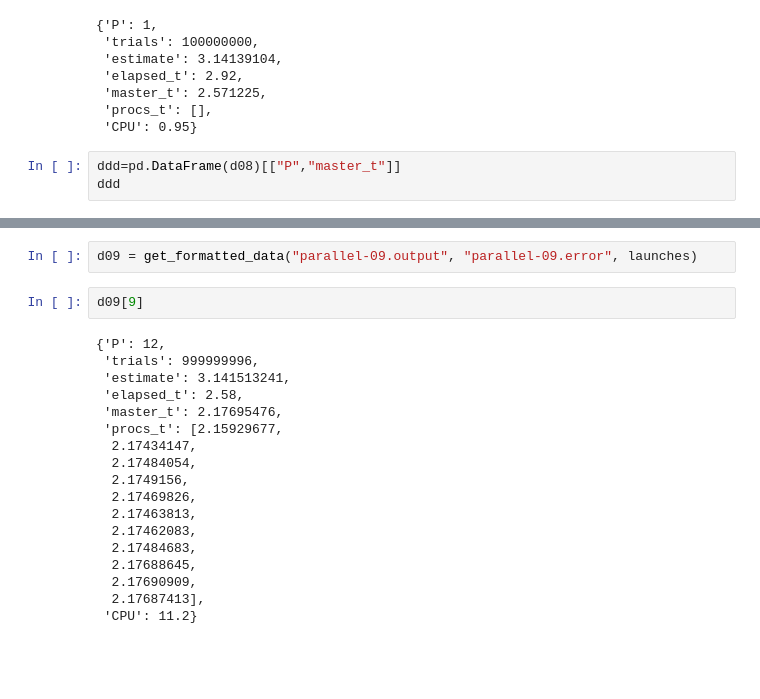
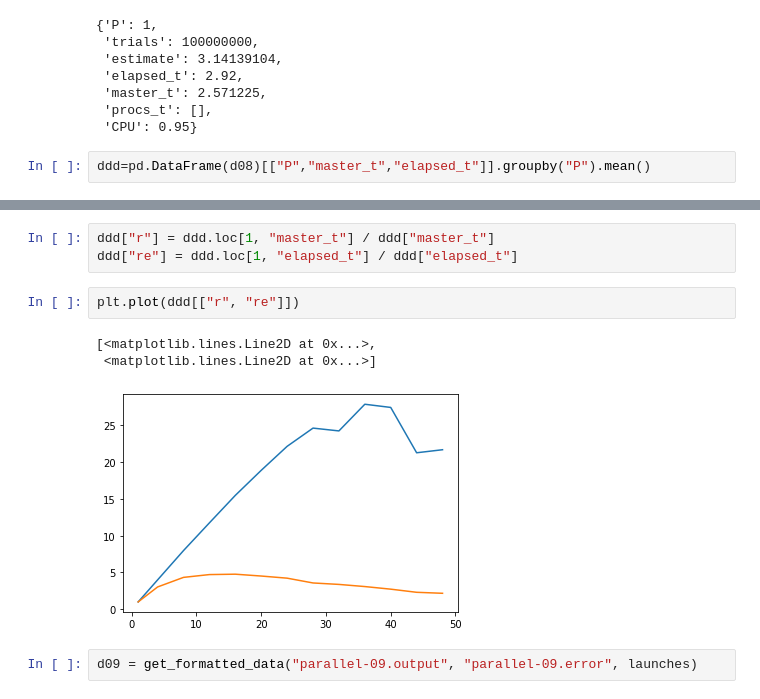
Before and after one commit to pogmat/Foundations_of_HPC_2020, a Jupyter notebook: Assignement1/code/results/formatter.ipynb, the cells around one changed output, grey strips where cells are left out. Saved outputs shown, nothing was run; the diff lists cells and outputs as text; blank space fills up the shorter version.

```diff
--- a/Assignement1/code/results/formatter.ipynb
+++ b/Assignement1/code/results/formatter.ipynb
@@ -86,5 +86,4 @@ d08[0]
  'procs_t': [],
  'CPU': 0.95}
 # %%
-ddd=pd.DataFrame(d08)[["P","master_t"]]
-ddd
+ddd=pd.DataFrame(d08)[["P","master_t","elapsed_t"]].groupby("P").mean()
@@ -113,22 +108,11 @@ ddd
+# %%
+ddd["r"] = ddd.loc[1, "master_t"] / ddd["master_t"]
+ddd["re"] = ddd.loc[1, "elapsed_t"] / ddd["elapsed_t"]
+# %%
+plt.plot(ddd[["r", "re"]])
+# %% [output]
+[<matplotlib.lines.Line2D at 0x...>,
+ <matplotlib.lines.Line2D at 0x...>]
+[figure, added]
 # %%
 d09 = get_formatted_data("parallel-09.output", "parallel-09.error", launches)
-# %%
-d09[9]
-# %% [output]
-{'P': 12,
- 'trials': 999999996,
- 'estimate': 3.141513241,
- 'elapsed_t': 2.58,
- 'master_t': 2.17695476,
- 'procs_t': [2.15929677,
-  2.17434147,
-  2.17484054,
-  2.1749156,
-  2.17469826,
-  2.17463813,
-  2.17462083,
-  2.17484683,
-  2.17688645,
-  2.17690909,
-  2.17687413],
- 'CPU': 11.2}
```
Also changed, not shown: parts of 8 cells of this notebook.
